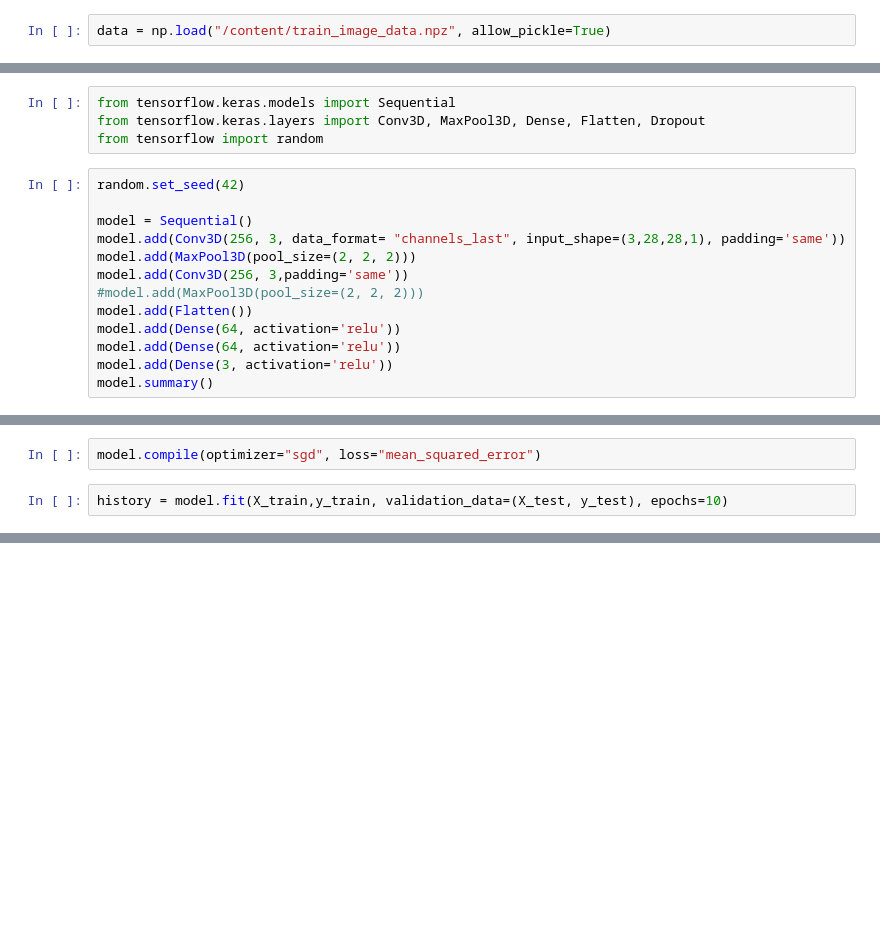
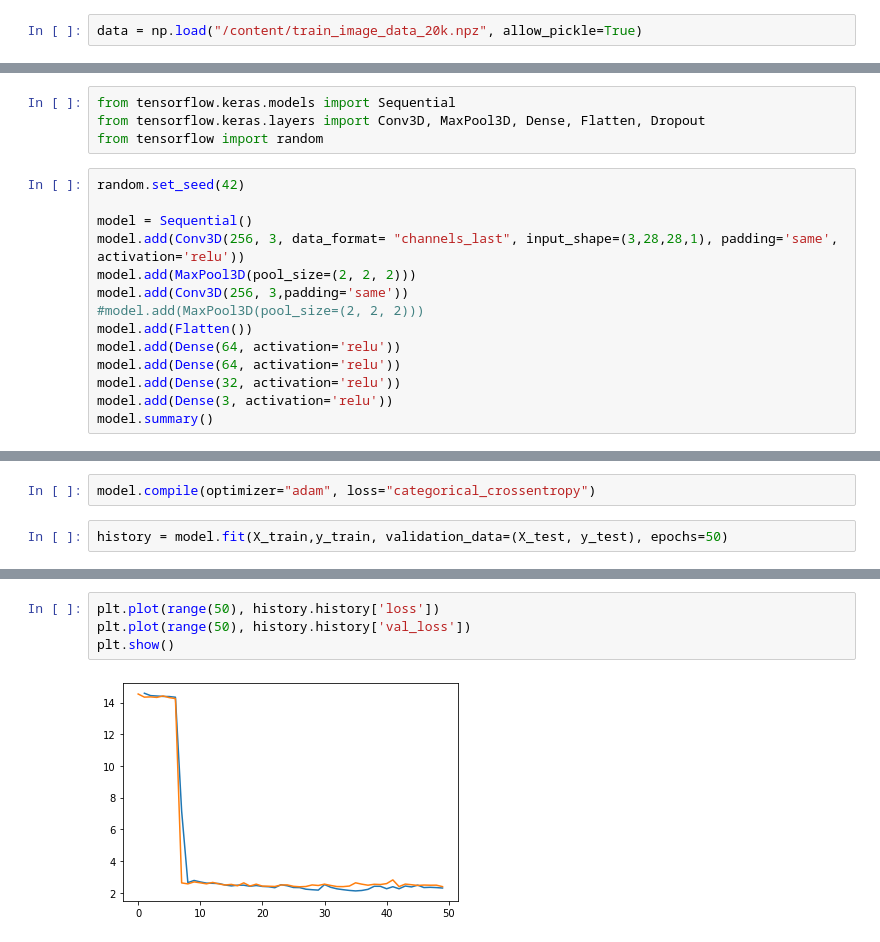
Before and after one commit to tejaspradhan/Neural-Algorithmic-Reasoning, a Jupyter notebook: MNIST_baseline_model.ipynb, the cells around one changed output, grey strips where cells are left out. Cells and saved outputs as stored; diff of their text form; blank space fills up the shorter version.

Commit message:
Train network on a larger dataset and plot the performance

```diff
--- a/MNIST_baseline_model.ipynb
+++ b/MNIST_baseline_model.ipynb
@@ -5,5 +7,5 @@ import numpy as np
 # %%
-data = np.load("/content/train_image_data.npz", allow_pickle=True)
+data = np.load("/content/train_image_data_20k.npz", allow_pickle=True)
 # %%
 x, y= data["x"], data["y"]
 # %%
@@ -36,13 +38,14 @@ from tensorflow import random
 random.set_seed(42)
 
 model = Sequential()
-model.add(Conv3D(256, 3, data_format= "channels_last", input_shape=(3,28,28,1), padding='same'))
+model.add(Conv3D(256, 3, data_format= "channels_last", input_shape=(3,28,28,1), padding='same', activation='relu'))
 model.add(MaxPool3D(pool_size=(2, 2, 2)))
 model.add(Conv3D(256, 3,padding='same'))
 #model.add(MaxPool3D(pool_size=(2, 2, 2)))
 model.add(Flatten())
 model.add(Dense(64, activation='relu'))
 model.add(Dense(64, activation='relu'))
+model.add(Dense(32, activation='relu'))
 model.add(Dense(3, activation='relu'))
 model.summary()
 # %% [output]
@@ -64,7 +67,7 @@ Trainable params: 4,992,579
 Non-trainable params: 0
 _________________________________________________________________
 # %%
-model.compile(optimizer="sgd", loss="mean_squared_error")
+model.compile(optimizer="adam", loss="categorical_crossentropy")
 # %%
-history = model.fit(X_train,y_train, validation_data=(X_test, y_test), epochs=10)
+history = model.fit(X_train,y_train, validation_data=(X_test, y_test), epochs=50)
 # %% [output]
@@ -90,0 +91,6 @@ Epoch 10/10
+# %%
+plt.plot(range(50), history.history['loss'])
+plt.plot(range(50), history.history['val_loss'])
+plt.show()
+# %% [output]
+[figure, added]
```
Also changed, not shown: parts of 8 cells of this notebook.
